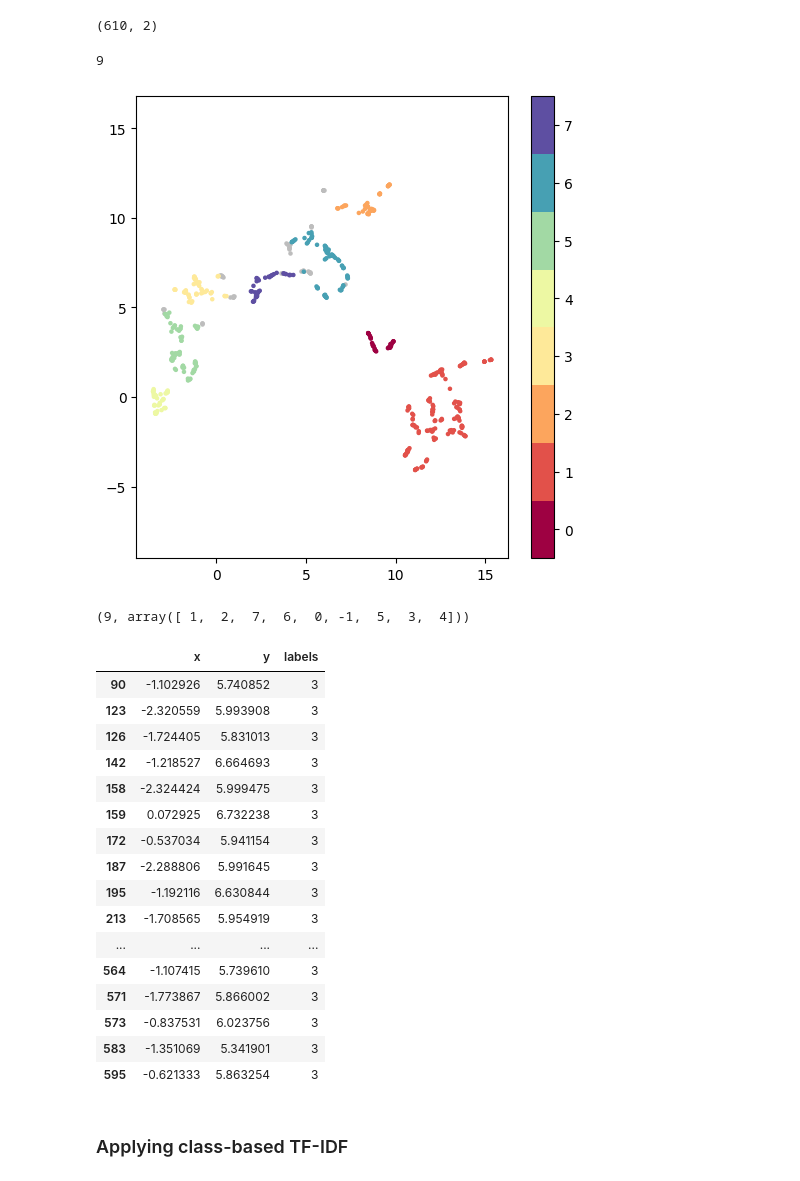
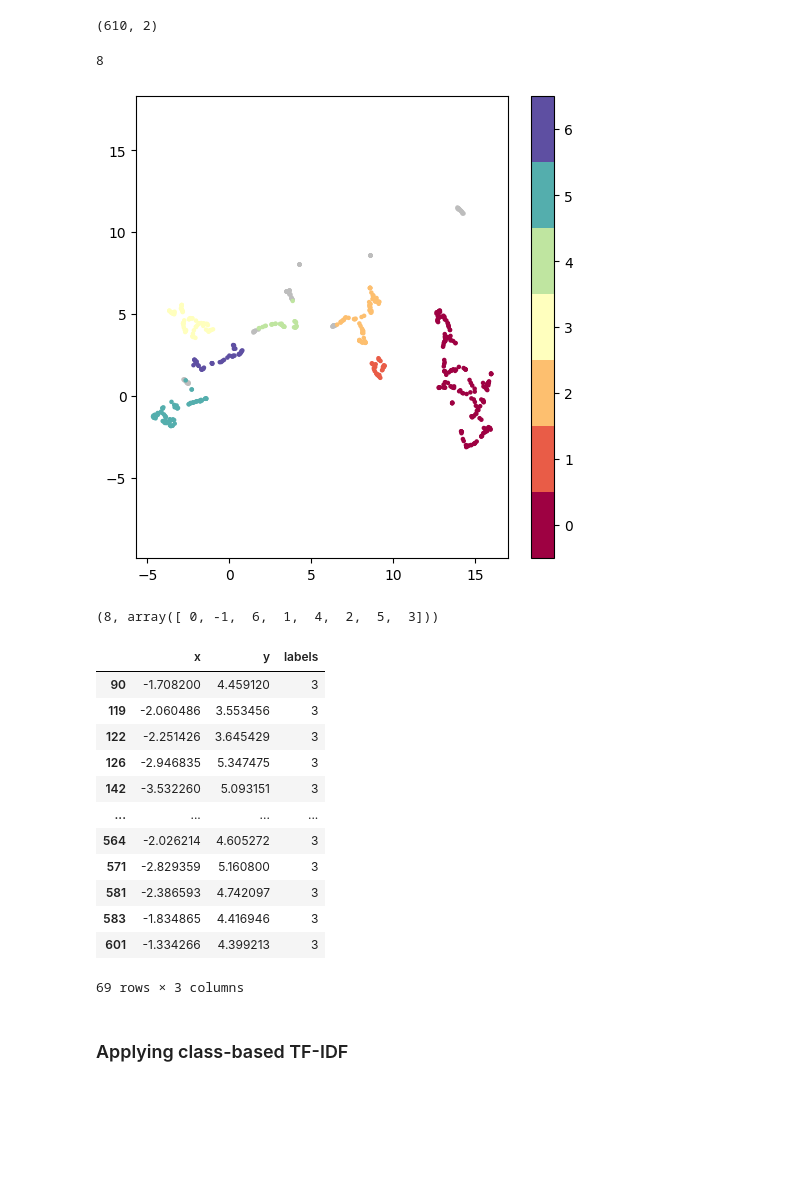
Before and after one commit to booktrackerGirl/Data-wrangling-and-analysis, a Jupyter notebook: Google Scholar Search/google_scholar_search_analysis.ipynb, the cells around one changed output. Saved outputs shown, nothing was run; the diff lists cells and outputs as text; code cells hidden in the pictures; blank space fills up the shorter version.

```diff
--- a/Google Scholar Search/google_scholar_search_analysis.ipynb
+++ b/Google Scholar Search/google_scholar_search_analysis.ipynb
@@ -1114,7 +1114,7 @@ umap_data_1.shape
 # %% [output]
 (610, 30)
 # %%
-umap_data_plot = umap.UMAP(n_neighbors=5, n_components=2, min_dist=0.0, metric='correlation').fit_transform(umap_data_1)
+umap_data_plot = umap.UMAP(n_neighbors=5, n_components=2, min_dist=0.0, metric='cosine').fit_transform(umap_data_1)
 umap_data_plot.shape
 # %% [output]
 (610, 2)
@@ -1130,42 +1130,38 @@ result['labels'] = cluster.labels_
 
 len(result.labels.unique())
 # %% [output]
-9
+8
 # %%
 # Visualize clusters
 fig, ax = plt.subplots(figsize=(6, 6))
 outliers = result.loc[result.labels == -1, :]
 clustered = result.loc[result.labels != -1, :]
 plt.scatter(outliers.x, outliers.y, color='#BDBDBD', s=5)
 plt.scatter(clustered.x, clustered.y, c=clustered.labels, cmap='Spectral', s=5)
 plt.gca().set_aspect('equal', 'datalim')
-plt.colorbar(boundaries=np.arange(9)-0.5).set_ticks(np.arange(8))
+plt.colorbar(boundaries=np.arange(8)-0.5).set_ticks(np.arange(7))
 # %% [output]
-[figure, old version]
+[figure, new version]
 # %%
 len(result.labels.unique()), result.labels.unique()
 # %% [output]
-(9, array([ 1,  2,  7,  6,  0, -1,  5,  3,  4]))
+(8, array([ 0, -1,  6,  1,  4,  2,  5,  3]))
 # %%
 result[result.labels==3]
 # %% [output]
 |  | x | y | labels |
-| 90 | -1.102926 | 5.740852 | 3 |
-| 123 | -2.320559 | 5.993908 | 3 |
-| 126 | -1.724405 | 5.831013 | 3 |
-| 142 | -1.218527 | 6.664693 | 3 |
-| 158 | -2.324424 | 5.999475 | 3 |
-| 159 | 0.072925 | 6.732238 | 3 |
-| 172 | -0.537034 | 5.941154 | 3 |
-| 187 | -2.288806 | 5.991645 | 3 |
-| 195 | -1.192116 | 6.630844 | 3 |
-| 213 | -1.708565 | 5.954919 | 3 |
+| 90 | -1.708200 | 4.459120 | 3 |
+| 119 | -2.060486 | 3.553456 | 3 |
+| 122 | -2.251426 | 3.645429 | 3 |
+| 126 | -2.946835 | 5.347475 | 3 |
+| 142 | -3.532260 | 5.093151 | 3 |
 | ... | ... | ... | ... |
-| 564 | -1.107415 | 5.739610 | 3 |
-| 571 | -1.773867 | 5.866002 | 3 |
-| 573 | -0.837531 | 6.023756 | 3 |
-| 583 | -1.351069 | 5.341901 | 3 |
-| 595 | -0.621333 | 5.863254 | 3 |
+| 564 | -2.026214 | 4.605272 | 3 |
+| 571 | -2.829359 | 5.160800 | 3 |
+| 581 | -2.386593 | 4.742097 | 3 |
+| 583 | -1.834865 | 4.416946 | 3 |
+| 601 | -1.334266 | 4.399213 | 3 |
+69 rows × 3 columns
 # %% [markdown]
 ### Applying class-based TF-IDF
 # %%
```
Also changed, not shown: parts of 3 cells of this notebook.
